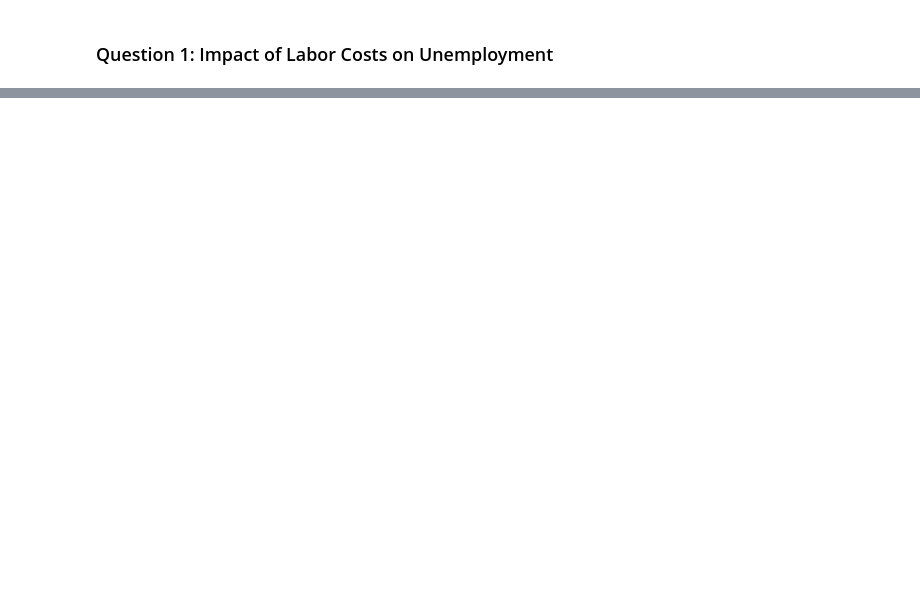
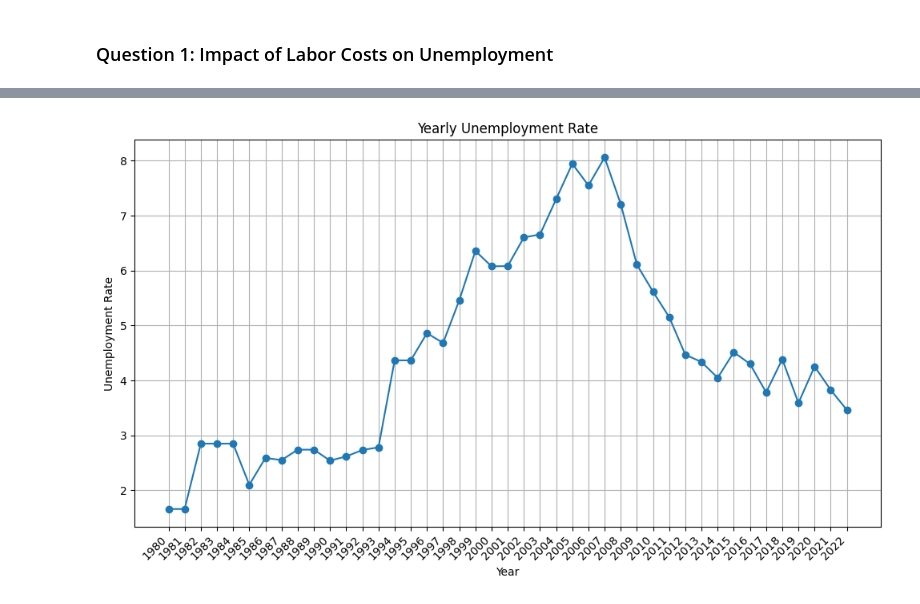
Before and after one commit to cmulya/DATA583-Project, a Jupyter notebook: Project Files/DATA_583_EDA.ipynb, the cells around one changed output, grey strips where cells are left out. Cells and saved outputs as stored; diff of their text form; code cells hidden in the pictures; blank space fills up the shorter version.

Commit message:
Time Series Analysis

```diff
--- a/Project Files/DATA_583_EDA.ipynb
+++ b/Project Files/DATA_583_EDA.ipynb
@@ -413,0 +429,20 @@ Notes:
+# %%
+import matplotlib.pyplot as plt
+import statsmodels.api as sm
+
+# Visualize the time series data
+plt.figure(figsize=(10, 6))
+plt.plot(final_df_filled.index, final_df_filled['Unemployment, total (% of total labor force) (national estimate)'], marker='o', linestyle='-')
+plt.title('Yearly Unemployment Rate')
+plt.xlabel('Year')
+plt.ylabel('Unemployment Rate')
+
+# Rotate x-axis labels diagonally
+plt.xticks(rotation=45, ha='right')
+
+plt.grid(True)
+plt.subplots_adjust(bottom=0.2)
+plt.tight_layout()
+plt.show()
+# %% [output]
+[figure, added]
```
Also changed, not shown: parts of 13 cells of this notebook.
